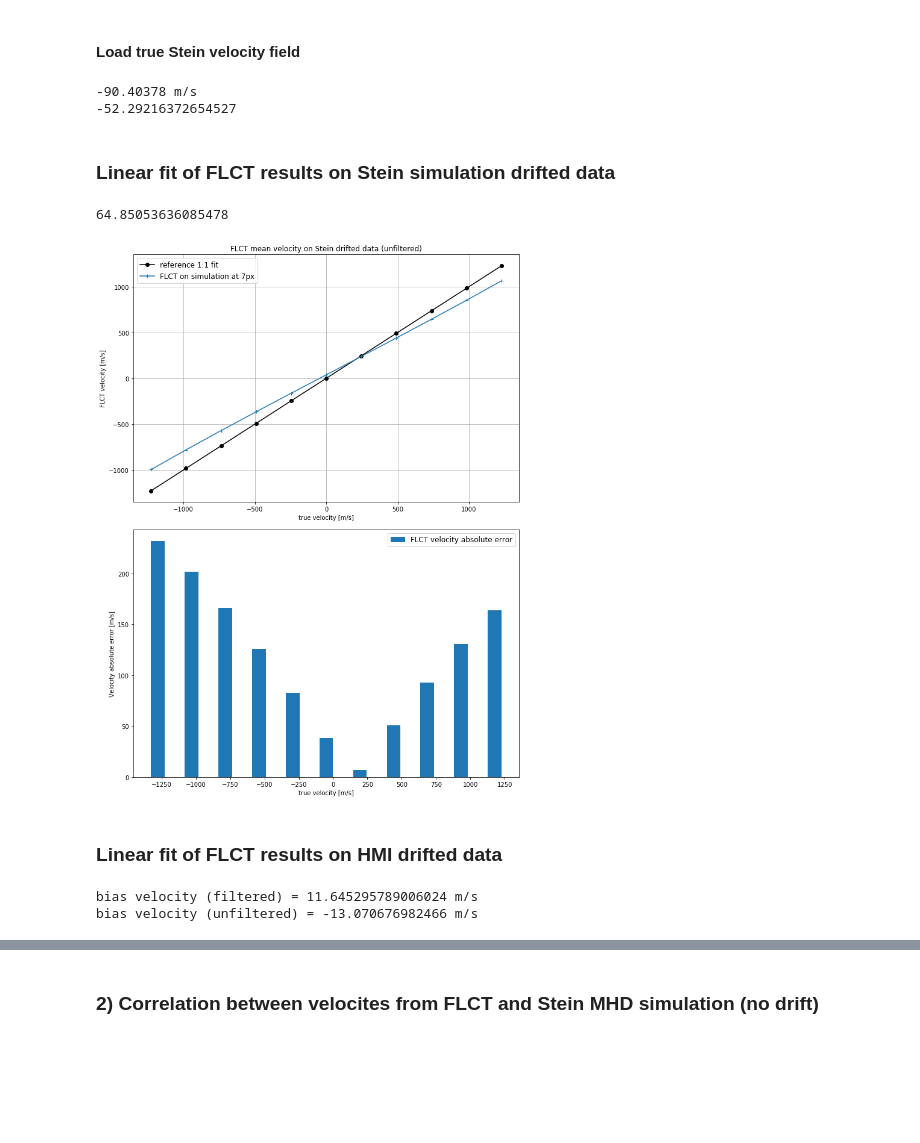
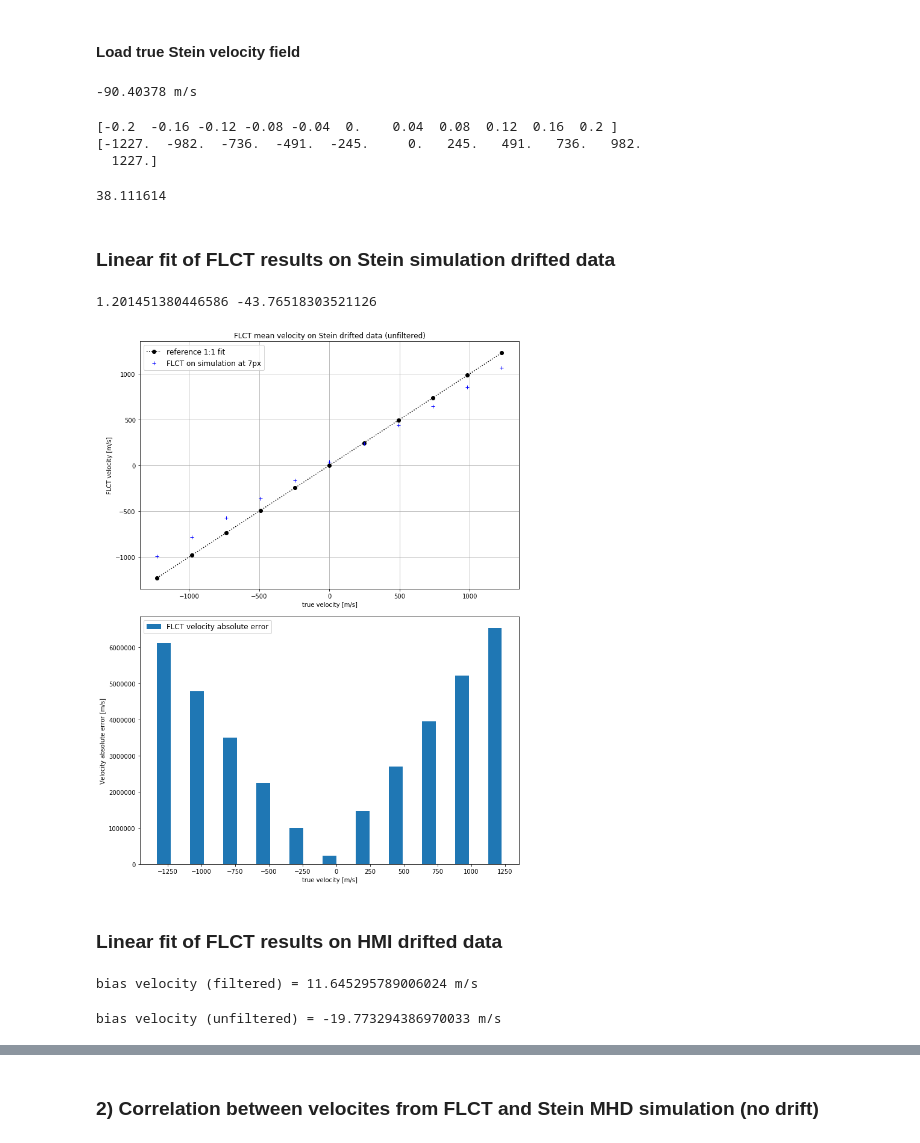
Before and after one commit to raphael-attie/sunflower, a Jupyter notebook: Comparisons/FLCT_Karin_sanity_check_Stein_simulation.ipynb, the cells around one changed output, grey strips where cells are left out. Saved outputs shown, nothing was run; the diff lists cells and outputs as text; code cells hidden in the pictures; blank space fills up the shorter version.

```diff
--- a/Comparisons/FLCT_Karin_sanity_check_Stein_simulation.ipynb
+++ b/Comparisons/FLCT_Karin_sanity_check_Stein_simulation.ipynb
@@ -66,13 +67,15 @@ print('HMI drifted data')
 for f in flctfiles_hmi:
     print(f)
 # Load IDL save files
-vxs_flct_stein = [read_vel(f, 'vx') for f in flctfiles_stein]
+vxs_flct_stein = [read_vel(f, 'vx')*unit for f in flctfiles_stein]
 vxs_flct_hmi = [read_vel(f, 'vx') for f in flctfiles_hmi]
 print(vxs_flct_stein[0].shape)
 print(vxs_flct_hmi[0].shape)
 
 # FLCT results on unfiltered hmi
-flctfiles_hmi_unfiltered_vx = sorted(glob.glob(os.path.join('/users/rattie/Data/sanity_check/hmi_series_FLCT_1011/output_FLCT_sigma7',
+# flctfiles_hmi_unfiltered_vx = sorted(glob.glob(os.path.join('/Users/rattie/Data/sanity_check/hmi_series_FLCT_1011/output_FLCT_sigma7',
+#                                                          'drift_unfiltered_*/FLCT_vx1_000-038.fits')))
+flctfiles_hmi_unfiltered_vx = sorted(glob.glob(os.path.join('/Users/rattie/Data/sanity_check/hmi_series_FLCT_1011/output_FLCT_sigma7',
                                                          'drift_unfiltered_*/FLCT_vx1_000-038.fits')))
 # Load unfiltered files (FLCT run by me)
 vxs_flct_hmi_unfiltered = [fitsio.read(f) for f in flctfiles_hmi_unfiltered_vx]
@@ -125,52 +109,74 @@ vx_stein, vy_stein = load_vel_mean((svx_files, svy_files), trange)
 # Get true mean velocity (unit already in m/s)
 vx_stein_mean = vx_stein[fov].mean()
 print(vx_stein_mean, 'm/s')
-print(vxsmean_flct_stein[5]*unit)
 # %% [output]
 -90.40378 m/s
--52.29216372654527
+# %%
+dv = 0.04
+vx_rates = np.arange(-0.2, 0.21, dv)
+vx_rates[int(len(vx_rates)/2)] = 0
+vx_ratesu = vx_rates*unit
+print(vx_rates)
+print(vx_ratesu.round())
+# %% [output]
+[-0.2  -0.16 -0.12 -0.08 -0.04  0.    0.04  0.08  0.12  0.16  0.2 ]
+[-1227.  -982.  -736.  -491.  -245.     0.   245.   491.   736.   982.
+  1227.]
+# %%
+# Average FLCT on Stein with time range of 30 min. 29 velocity fields for Stein.
+vxsmean_flct_stein = np.array([vx[0:29,10:-10,10:-10].mean(axis=0).mean() - vx_stein_mean for vx in vxs_flct_stein])
+print(vxsmean_flct_stein[5])
+# padding for hmi
+pad2 = 24
+# Average FLCT on HMI with time range of 30 min. 39 frames for HMI
+vxsmean_flct_hmi = np.array([vx[0:39,pad2:-pad2,pad2:-pad2].mean(axis=0).mean()  for vx in vxs_flct_hmi])
+vxsmean_flct_hmi_unfiltered = np.array([vx[pad2:-pad2,pad2:-pad2].mean() for vx in vxs_flct_hmi_unfiltered])
+# %% [output]
+38.111614
 # %% [markdown]
 ### Linear fit of FLCT results on Stein simulation drifted data
 # %%
-x1 = vxsmean_flct_stein*unit
-y1 = vx_rates*unit
+x1 = vxsmean_flct_stein
+y1 = vx_ratesu
 A1 = np.vstack([x1, np.ones(len(x1))]).T
 fit = np.linalg.lstsq(A1, y1, rcond=None)
 m1, c1 = fit[0]
 residuals1 = fit[1]
-print(c1)
-vxfit1 = m1*x + c1
+print(m1, c1)
+vxfit1 = m1*x1 + c1
 # %% [output]
-64.85053636085478
+1.201451380446586 -43.76518303521126
 # %%
 %matplotlib inline
 FS = 12
 fig, ax = plt.subplots(2,1, figsize = (10,13))
-ax[0].plot(vx_ratesu, vx_rates*unit, 'k-', marker='o', label='reference 1:1 fit')
-ax[0].plot(vx_ratesu, vxsmean_flct_stein*unit - vx_stein_mean, marker='+', label = 'FLCT on simulation at 7px')
+ax[0].plot(vx_ratesu, vx_ratesu, ls=':', marker='o', color='black', label='reference 1:1 fit')
+ax[0].plot(vx_ratesu, vxsmean_flct_stein, ls='none', marker='+', color='blue', label = 'FLCT on simulation at 7px')
+#ax[0].plot(vx_ratesu, vxfit1, ls='-', color='blue', label = 'FLCT on simulation at 7px (fit)')
+
 #ax[0].plot(vx_ratesu, vxfit, marker='o', label = 'FLCT fit [ {:1.1f}, {:1.0f} ]'.format(m, c))
 #ax.plot(vx_rates*unit, vxsmean_flct_hmi*unit, marker='+', label = 'FLCT on HMI at 7px')
 ax[0].grid(True, axis='both')
 ax[0].set_xlabel('true velocity [m/s]')
 ax[0].set_ylabel('FLCT velocity [m/s]')
 ax[0].legend(prop={'size': FS})
 ax[0].set_title('FLCT mean velocity on Stein drifted data (unfiltered)')
 
 # Residuals before and after fit
 res1 = abs((vxsmean_flct_stein*unit- vx_stein_mean) - vx_rates*unit)
-res2 = abs(vxfit - y)
+res2 = abs(vxfit1 - y1)
 
 # width of the bars
 bw = 100
 ax[1].bar(vx_ratesu-bw/2, res1, bw, label='FLCT velocity absolute error')
 #ax[1].bar(vx_ratesu+bw/2, res2, bw, label='FLCT velocity absolute error (after fit)')
 ax[1].set_xlabel('true velocity [m/s]')
 ax[1].set_ylabel('Velocity absolute error [m/s]')
 ax[1].legend(prop={'size': FS})
 ax[1].set_xticks(np.arange(-1250, 1251, 250))
 plt.tight_layout()
 # %% [output]
-[figure, old version]
+[figure, new version]
 # %% [markdown]
 ### Linear fit of FLCT results on HMI drifted data
 # %%
@@ -186,19 +192,20 @@ m2, c2 = fit[0]
 residuals2 = fit[1]
 print('bias velocity (filtered) =', c2, 'm/s')
 vxfit2 = m2*x2 + c2
-
-# Unfiltered data (run by me)
-x3 = vxsmean_flct_hmi_unfiltered*unit2
-y3 = vx_ratesu2
-A3 = np.vstack([x3, np.ones(len(x3))]).T
-fit = np.linalg.lstsq(A3, y3, rcond=None)
-m3, c3 = fit[0]
-residuals3 = fit[1]
-print('bias velocity (unfiltered) =', c3, 'm/s')
-vxfit3 = m3*x3 + c3
 # %% [output]
 bias velocity (filtered) = 11.645295789006024 m/s
-bias velocity (unfiltered) = -13.070676982466 m/s
+# %%
+# Unfiltered data (run by me)
+x3 = vxsmean_flct_hmi_unfiltered*unit2
+y3 = vx_ratesu2
+A3 = np.vstack([x3, np.ones(len(x3))]).T
+fit = np.linalg.lstsq(A3, y3, rcond=None)
+m3, c3 = fit[0]
+residuals3 = fit[1]
+print('bias velocity (unfiltered) =', c3, 'm/s')
+vxfit3 = m3*x3 + c3
+# %% [output]
+bias velocity (unfiltered) = -19.773294386970033 m/s
 # %%
 %matplotlib inline
 fig, ax = plt.subplots(2,1, figsize = (10,13))
```
Also changed, not shown: parts of 5 cells of this notebook, 5 other files.
